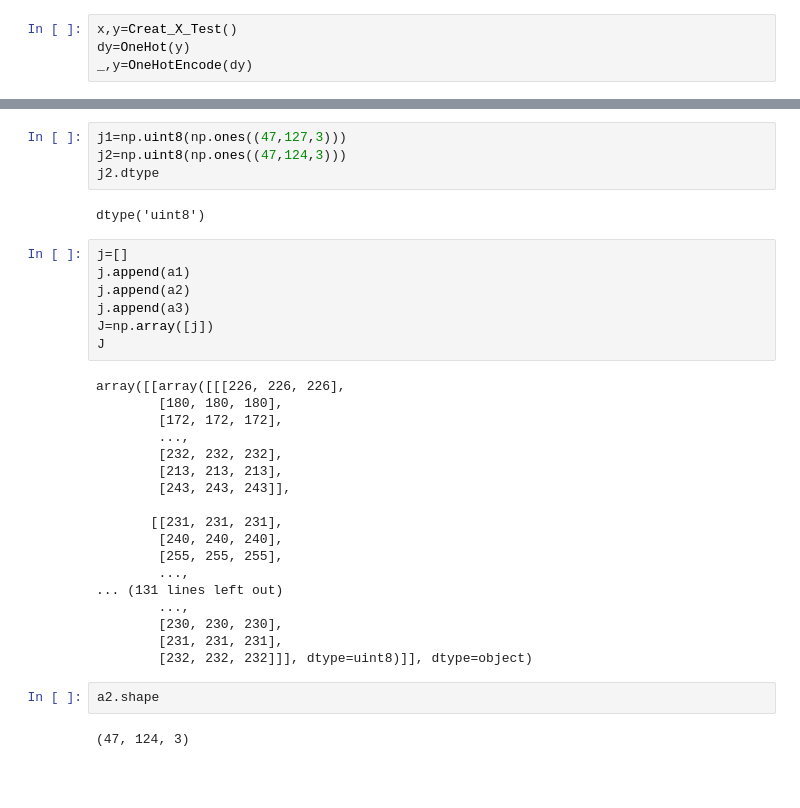
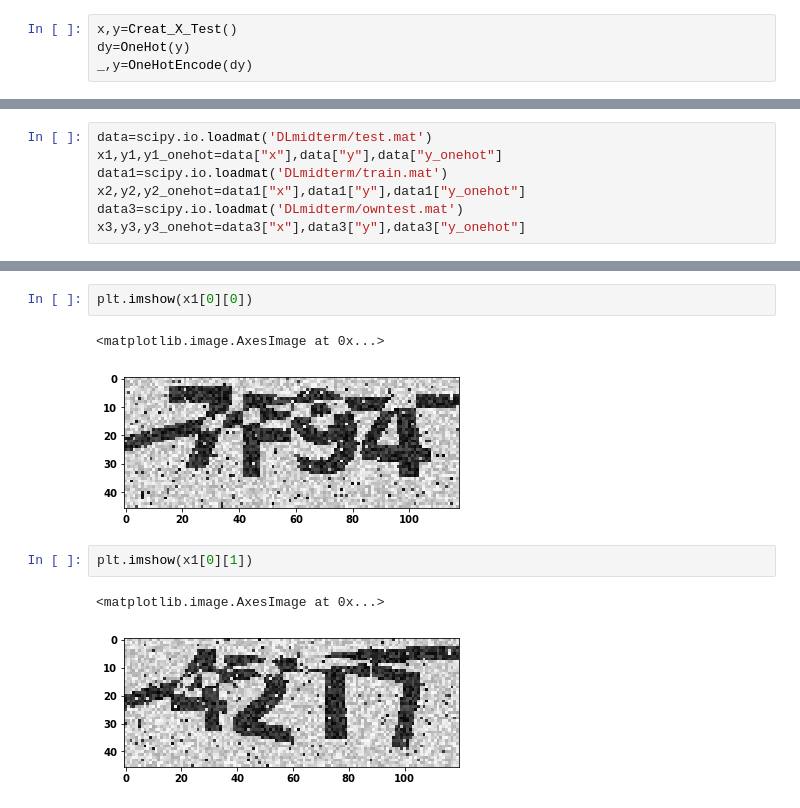
Before and after one commit to autotntfan/DeepLearning2020, a Jupyter notebook: DLmidterm/Testdata.ipynb, the cells around one changed output, grey strips where cells are left out. Saved outputs shown, nothing was run; the diff lists cells and outputs as text; blank space fills up the shorter version.

```diff
--- a/DLmidterm/Testdata.ipynb
+++ b/DLmidterm/Testdata.ipynb
@@ -50 +53,8 @@ _,y=OneHotEncode(dy)
+# %%
+data=scipy.io.loadmat('DLmidterm/test.mat')
+x1,y1,y1_onehot=data["x"],data["y"],data["y_onehot"]
+data1=scipy.io.loadmat('DLmidterm/train.mat')
+x2,y2,y2_onehot=data1["x"],data1["y"],data1["y_onehot"]
+data3=scipy.io.loadmat('DLmidterm/owntest.mat')
+x3,y3,y3_onehot=data3["x"],data3["y"],data3["y_onehot"]
 # %%
@@ -195,35 +64,10 @@ ValueError: could not broadcast input array from shape (2,2) into shape (1)
-# %%
-j1=np.uint8(np.ones((47,127,3)))
-j2=np.uint8(np.ones((47,124,3)))
-j2.dtype
-# %% [output]
-dtype('uint8')
-# %%
-j=[]
-j.append(a1)
-j.append(a2)
-j.append(a3)
-J=np.array([j])
-J
-# %% [output]
-array([[array([[[226, 226, 226],
-        [180, 180, 180],
-        [172, 172, 172],
-        ...,
-        [232, 232, 232],
-        [213, 213, 213],
-        [243, 243, 243]],
-
-       [[231, 231, 231],
-        [240, 240, 240],
-        [255, 255, 255],
-        ...,
-... (131 lines left out)
-        ...,
-        [230, 230, 230],
-        [231, 231, 231],
-        [232, 232, 232]]], dtype=uint8)]], dtype=object)
-# %%
-a2.shape
-# %% [output]
-(47, 124, 3)
+# %%
+plt.imshow(x1[0][0])
+# %% [output]
+<matplotlib.image.AxesImage at 0x...>
+[figure, added]
+# %%
+plt.imshow(x1[0][1])
+# %% [output]
+<matplotlib.image.AxesImage at 0x...>
+[figure, added]
```
Also changed, not shown: parts of 27 cells of this notebook, 20 other files.
